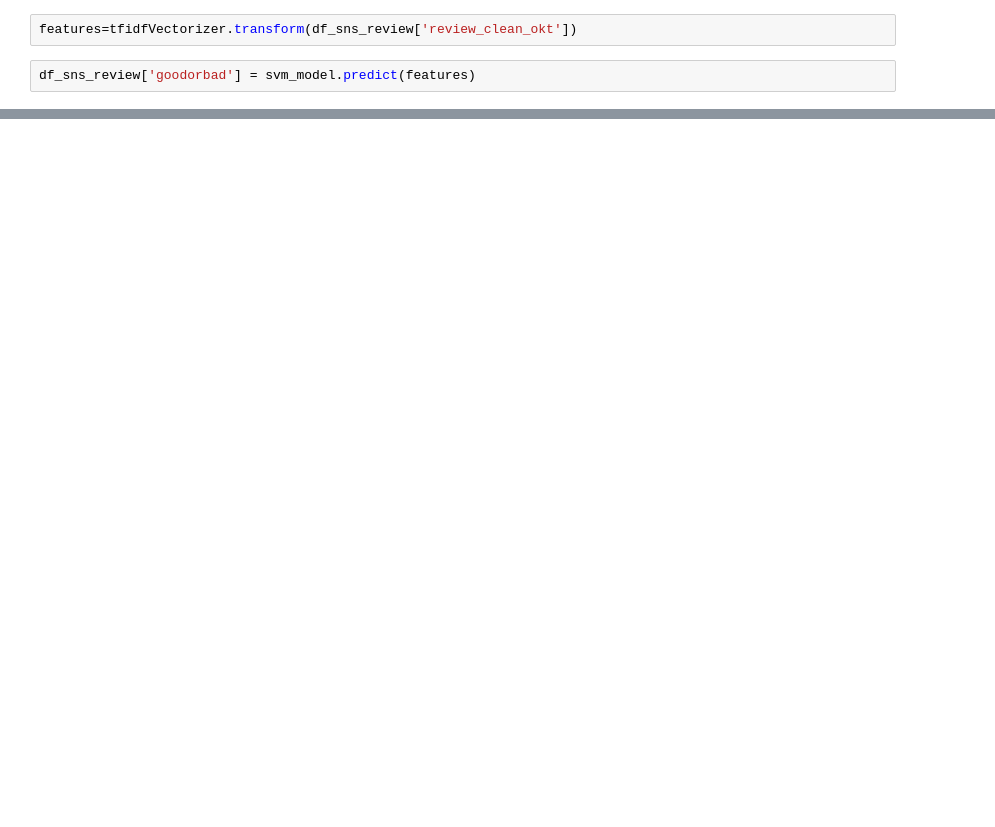
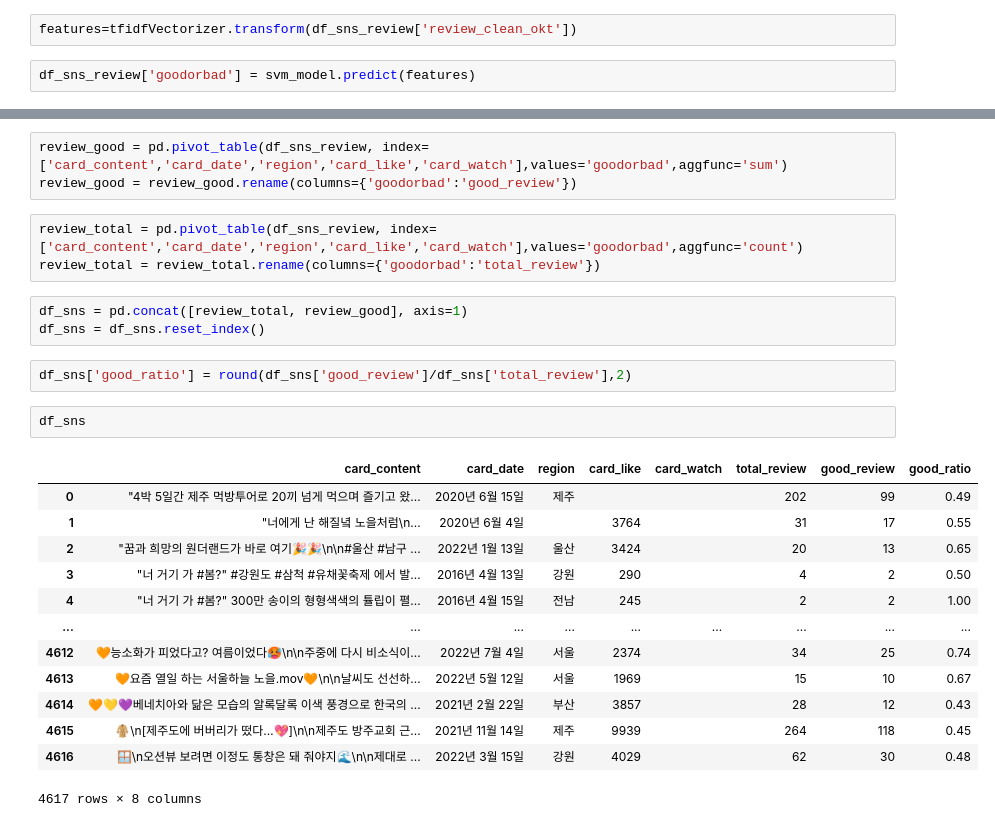
Before and after one commit to nohjuhyeon/AI_LKJ_hubs_fastapi, a Jupyter notebook: data_analysis/instagram_review/instagram_review_jh_third.ipynb, the cells around one changed output, grey strips where cells are left out. Drawn from its saved outputs; the diff is of its cells as text; blank space fills up the shorter version.

```diff
--- a/data_analysis/instagram_review/instagram_review_jh_third.ipynb
+++ b/data_analysis/instagram_review/instagram_review_jh_third.ipynb
@@ -451,0 +607,27 @@ df_sns_review['goodorbad'] = svm_model.predict(features)
+# %%
+review_good = pd.pivot_table(df_sns_review, index=['card_content','card_date','region','card_like','card_watch'],values='goodorbad',aggfunc='sum')
+review_good = review_good.rename(columns={'goodorbad':'good_review'})
+# %%
+review_total = pd.pivot_table(df_sns_review, index=['card_content','card_date','region','card_like','card_watch'],values='goodorbad',aggfunc='count')
+review_total = review_total.rename(columns={'goodorbad':'total_review'})
+# %%
+df_sns = pd.concat([review_total, review_good], axis=1)
+df_sns = df_sns.reset_index()
+# %%
+df_sns['good_ratio'] = round(df_sns['good_review']/df_sns['total_review'],2)
+# %%
+df_sns
+# %% [output]
+|  | card_content | card_date | region | card_like | card_watch | total_review | good_review | good_ratio |
+| 0 | "4박 5일간 제주 먹방투어로 20끼 넘게 먹으며 즐기고 왔... | 2020년 6월 15일 | 제주 |  |  | 202 | 99 | 0.49 |
+| 1 | "너에게 난 해질녘 노을처럼\n... | 2020년 6월 4일 |  | 3764 |  | 31 | 17 | 0.55 |
+| 2 | "꿈과 희망의 원더랜드가 바로 여기🎉🎉\n\n#울산 #남구 ... | 2022년 1월 13일 | 울산 | 3424 |  | 20 | 13 | 0.65 |
+| 3 | "너 거기 가 #봄?" #강원도 #삼척 #유채꽃축제 에서 발... | 2016년 4월 13일 | 강원 | 290 |  | 4 | 2 | 0.50 |
+| 4 | "너 거기 가 #봄?" 300만 송이의 형형색색의 튤립이 펼... | 2016년 4월 15일 | 전남 | 245 |  | 2 | 2 | 1.00 |
+| ... | ... | ... | ... | ... | ... | ... | ... | ... |
+| 4612 | 🧡능소화가 피었다고? 여름이었다🥵\n\n주중에 다시 비소식이... | 2022년 7월 4일 | 서울 | 2374 |  | 34 | 25 | 0.74 |
+| 4613 | 🧡요즘 열일 하는 서울하늘 노을.mov🧡\n\n날씨도 선선하... | 2022년 5월 12일 | 서울 | 1969 |  | 15 | 10 | 0.67 |
+| 4614 | 🧡💛💜베네치아와 닮은 모습의 알록달록 이색 풍경으로 한국의 ... | 2021년 2월 22일 | 부산 | 3857 |  | 28 | 12 | 0.43 |
+| 4615 | 🧥\n[제주도에 버버리가 떴다…💖]\n\n제주도 방주교회 근... | 2021년 11월 14일 | 제주 | 9939 |  | 264 | 118 | 0.45 |
+| 4616 | 🪟\n오션뷰 보려면 이정도 통창은 돼 줘야지🌊\n\n제대로 ... | 2022년 3월 15일 | 강원 | 4029 |  | 62 | 30 | 0.48 |
+4617 rows × 8 columns
```
Also changed, not shown: parts of 47 cells of this notebook, 5 other files.
